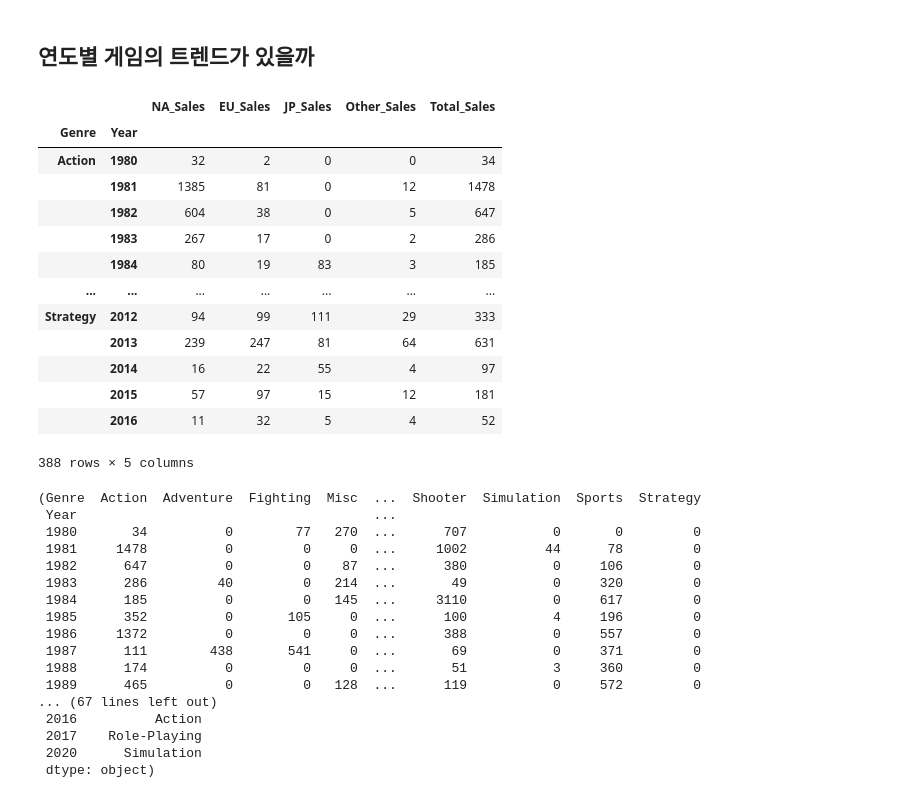
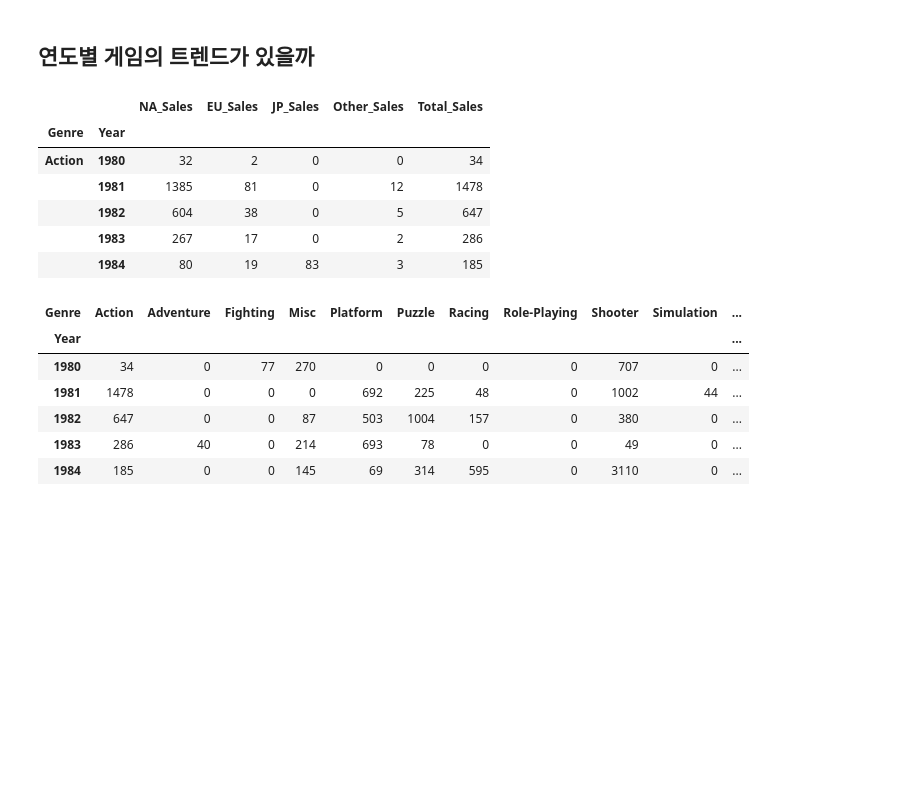
Before and after one commit to Harry-000/cs-section-project, a Jupyter notebook: AI06_Section1_Project.ipynb, the cells around one changed output. Drawn from its saved outputs; the diff is of its cells as text; code cells hidden in the pictures; blank space fills up the shorter version.

```diff
--- a/AI06_Section1_Project.ipynb
+++ b/AI06_Section1_Project.ipynb
@@ -204,47 +203,29 @@ plt.show()
 # %%
 df_TotalPerYear = (df
                     .drop(df[ df['Genre'] == 0 ].index) #결측치 제거
                     .drop(df[ df['Year'] == 0 ].index) #결측치 제거
                     .loc[:, ['Genre', 'Year', 'NA_Sales','EU_Sales','JP_Sales','Other_Sales']]
                     .groupby(by=['Genre','Year'])
                     .sum()
 )
 df_TotalPerYear["Total_Sales"] = df_TotalPerYear.sum(axis=1)
-df_TotalPerYear
+df_TotalPerYear.head()
 # %% [output]
 |  |  | NA_Sales | EU_Sales | JP_Sales | Other_Sales | Total_Sales |
 | Genre | Year |  |  |  |  |  |
 | Action | 1980 | 32 | 2 | 0 | 0 | 34 |
 |  | 1981 | 1385 | 81 | 0 | 12 | 1478 |
 |  | 1982 | 604 | 38 | 0 | 5 | 647 |
 |  | 1983 | 267 | 17 | 0 | 2 | 286 |
 |  | 1984 | 80 | 19 | 83 | 3 | 185 |
-| ... | ... | ... | ... | ... | ... | ... |
-| Strategy | 2012 | 94 | 99 | 111 | 29 | 333 |
-|  | 2013 | 239 | 247 | 81 | 64 | 631 |
-|  | 2014 | 16 | 22 | 55 | 4 | 97 |
-|  | 2015 | 57 | 97 | 15 | 12 | 181 |
-|  | 2016 | 11 | 32 | 5 | 4 | 52 |
-388 rows × 5 columns
 # %%
 temp = df_TotalPerYear.pivot_table(values="Total_Sales",index="Year",columns="Genre").fillna(0).astype(int)
-BestGenre = temp.idxmax(axis=1)
-temp,BestGenre
+temp.head()
 # %% [output]
-(Genre  Action  Adventure  Fighting  Misc  ...  Shooter  Simulation  Sports  Strategy
- Year                                      ...
- 1980       34          0        77   270  ...      707           0       0         0
- 1981     1478          0         0     0  ...     1002          44      78         0
- 1982      647          0         0    87  ...      380           0     106         0
- 1983      286         40         0   214  ...       49           0     320         0
- 1984      185          0         0   145  ...     3110           0     617         0
- 1985      352          0       105     0  ...      100           4     196         0
- 1986     1372          0         0     0  ...      388           0     557         0
- 1987      111        438       541     0  ...       69           0     371         0
- 1988      174          0         0     0  ...       51           3     360         0
- 1989      465          0         0   128  ...      119           0     572         0
-... (67 lines left out)
- 2016          Action
- 2017    Role-Playing
- 2020      Simulation
- dtype: object)
+| Genre | Action | Adventure | Fighting | Misc | Platform | Puzzle | Racing | Role-Playing | Shooter | Simulation | ... |
+| Year |  |  |  |  |  |  |  |  |  |  | ... |
+| 1980 | 34 | 0 | 77 | 270 | 0 | 0 | 0 | 0 | 707 | 0 | ... |
+| 1981 | 1478 | 0 | 0 | 0 | 692 | 225 | 48 | 0 | 1002 | 44 | ... |
+| 1982 | 647 | 0 | 0 | 87 | 503 | 1004 | 157 | 0 | 380 | 0 | ... |
+| 1983 | 286 | 40 | 0 | 214 | 693 | 78 | 0 | 0 | 49 | 0 | ... |
+| 1984 | 185 | 0 | 0 | 145 | 69 | 314 | 595 | 0 | 3110 | 0 | ... |
```
Also changed, not shown: parts of 8 cells of this notebook.
